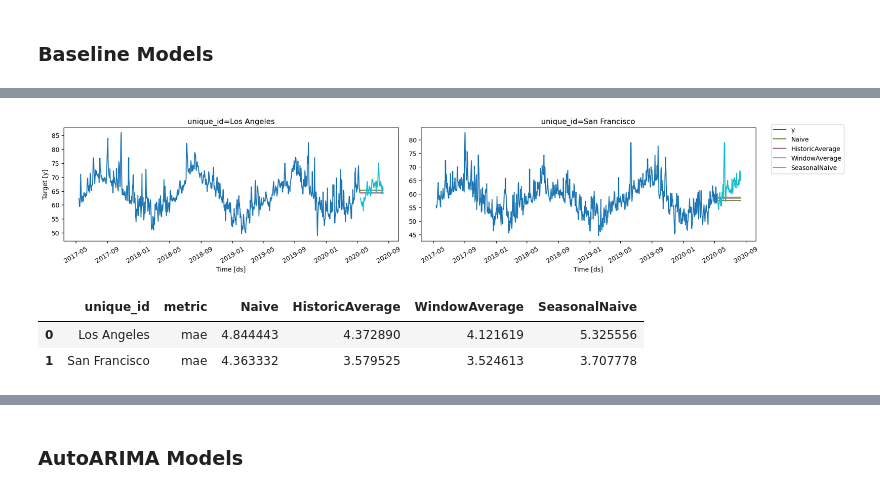
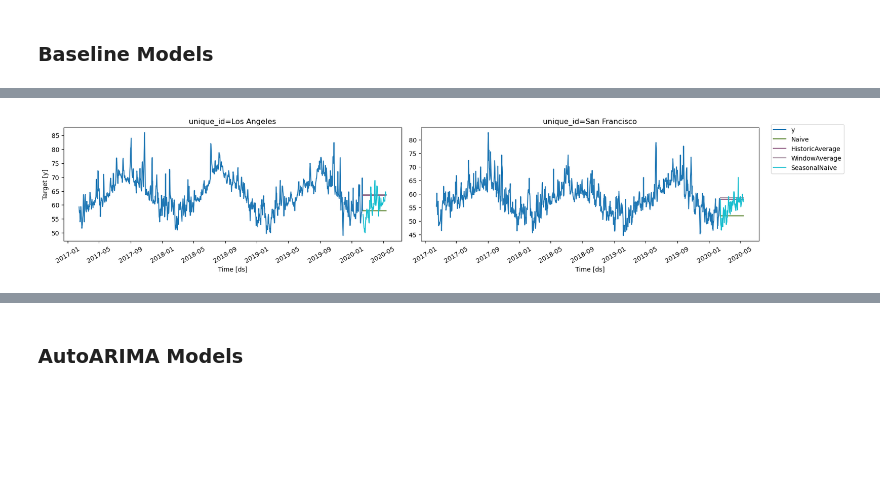
Before and after one commit to ianliu1119/Time-Series-Analysis, a Jupyter notebook: temperature_analysis.ipynb, the cells around one changed output, grey strips where cells are left out. Saved outputs shown, nothing was run; the diff lists cells and outputs as text; code cells hidden in the pictures; blank space fills up the shorter version.

```diff
--- a/temperature_analysis.ipynb
+++ b/temperature_analysis.ipynb
@@ -84,12 +74,3 @@ preds.head()
-# %%
-plot_series(
-    df = data,
-    forecasts_df = preds,
-    ids = ['Los Angeles','San Francisco'],
-    max_insample_length = 365 * 5
-)
-# %% [output]
-[figure, old version]
 # %%
 test = data.groupby("unique_id").tail(horizon)
 train = data.drop(test.index).reset_index(drop=True)
@@ -97,15 +78,12 @@ train = data.drop(test.index).reset_index(drop=True)
 sf.fit(df=train)
 preds = sf.predict(h = horizon)
 preds = preds.reset_index()
-eval_df = pd.merge(test, preds, 'left', ['ds', 'unique_id'])
-
-evaluation = evaluate(
-    eval_df,
-    metrics=[mae],
-)
-
-evaluation
-# %% [output]
-|  | unique_id | metric | Naive | HistoricAverage | WindowAverage | SeasonalNaive |
-| 0 | Los Angeles | mae | 4.844443 | 4.372890 | 4.121619 | 5.325556 |
-| 1 | San Francisco | mae | 4.363332 | 3.579525 | 3.524613 | 3.707778 |
+# %%
+plot_series(
+    df = train,
+    forecasts_df = preds,
+    ids = ['Los Angeles','San Francisco'],
+    max_insample_length = 365 * 3
+)
+# %% [output]
+[figure, new version]
```
Also changed, not shown: parts of 16 cells of this notebook.
